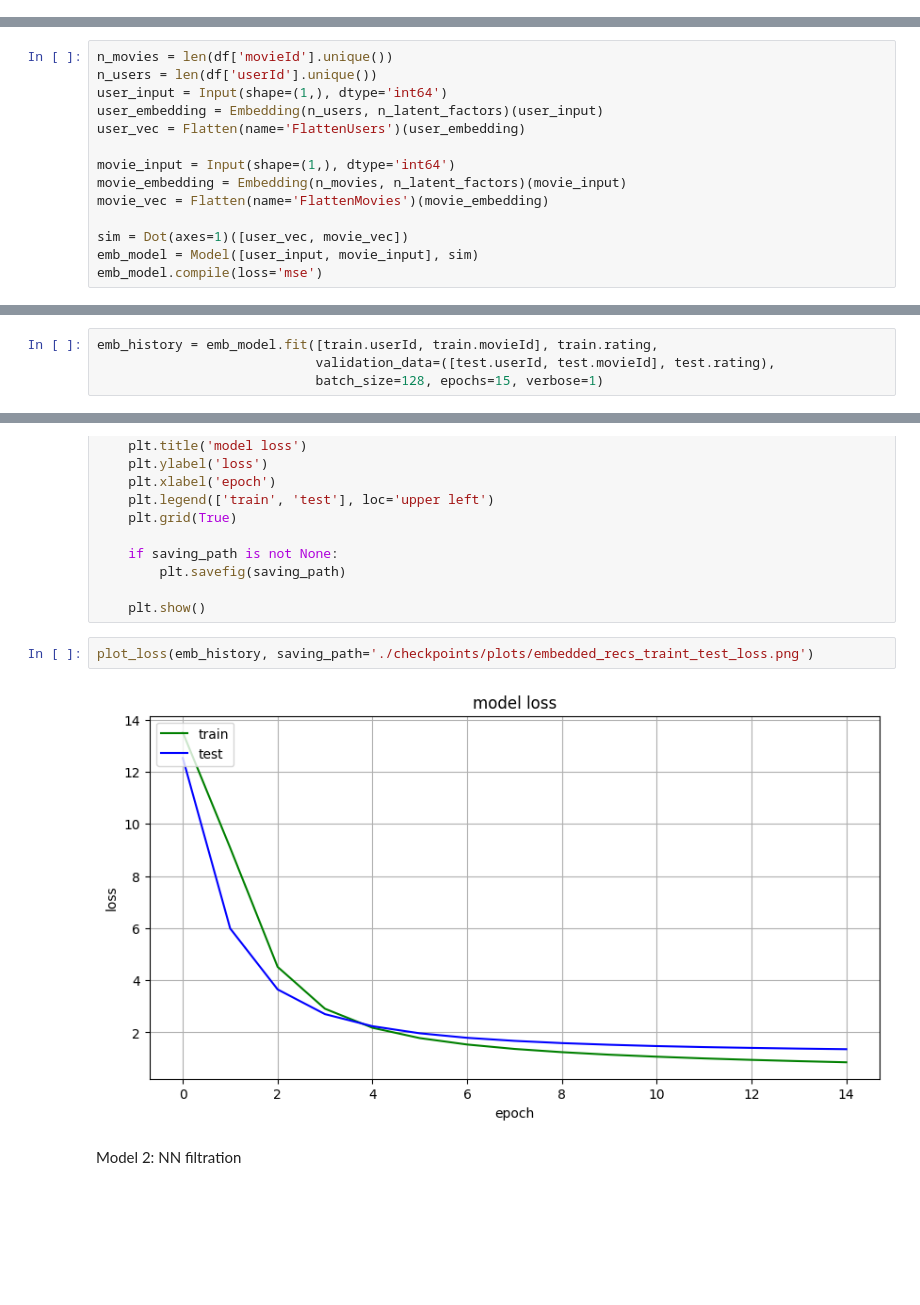
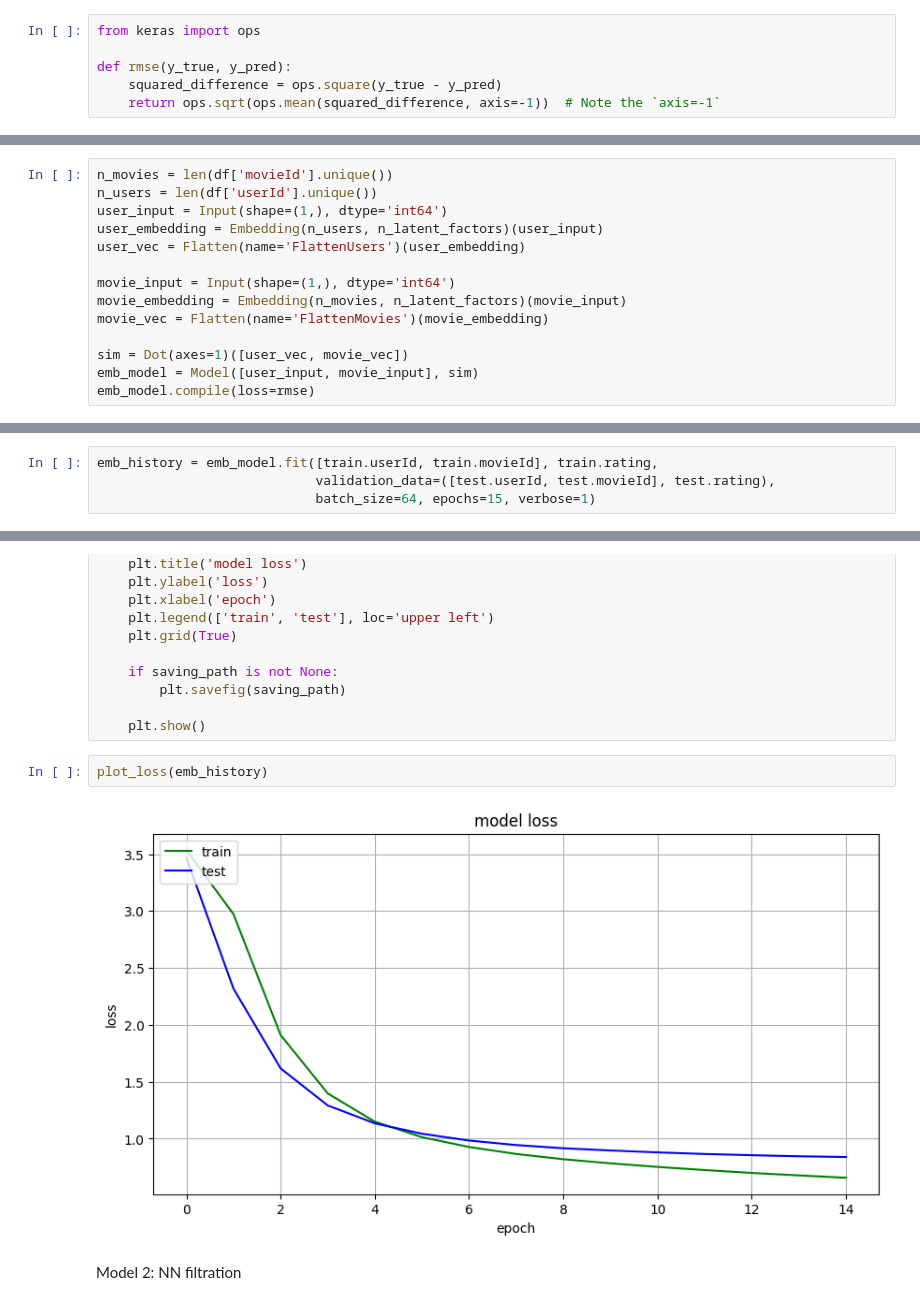
Before and after one commit to 57459N/DataProcesingLabs, a Jupyter notebook: lab5.ipynb, the cells around one changed output, grey strips where cells are left out. Drawn from its saved outputs; the diff is of its cells as text; blank space fills up the shorter version.

Commit message:
lab5
introduced RMSE. Hello Netflix with .85 metric :)

```diff
--- a/lab5.ipynb
+++ b/lab5.ipynb
@@ -44,6 +43,12 @@ df[['userId', 'movieId']]
 train, test = train_test_split(df, test_size=0.20)
 # %%
 n_latent_factors = 64
+# %%
+from keras import ops
+
+def rmse(y_true, y_pred):
+    squared_difference = ops.square(y_true - y_pred)
+    return ops.sqrt(ops.mean(squared_difference, axis=-1))  # Note the `axis=-1`
 # %% [markdown]
 Model 1: just embeddings
 # %%
@@ -59,4 +64,4 @@ movie_vec = Flatten(name='FlattenMovies')(movie_embedding)
 
 sim = Dot(axes=1)([user_vec, movie_vec])
 emb_model = Model([user_input, movie_input], sim)
-emb_model.compile(loss='mse')
+emb_model.compile(loss=rmse)
@@ -79,6 +68,6 @@ test
 # %%
 emb_history = emb_model.fit([train.userId, train.movieId], train.rating,
                             validation_data=([test.userId, test.movieId], test.rating),
-                            batch_size=128, epochs=15, verbose=1)
+                            batch_size=64, epochs=15, verbose=1)
 # %% [output]
 Epoch 1/15
@@ -114,9 +103,9 @@ def plot_loss(_history, saving_path: str = None):
 
     plt.show()
 # %%
-plot_loss(emb_history, saving_path='./checkpoints/plots/embedded_recs_traint_test_loss.png')
+plot_loss(emb_history)
 # %% [output]
-[figure, old version]
+[figure, new version]
 # %% [markdown]
 Model 2: NN filtration
 # %%
```
Also changed, not shown: parts of 5 cells of this notebook.
